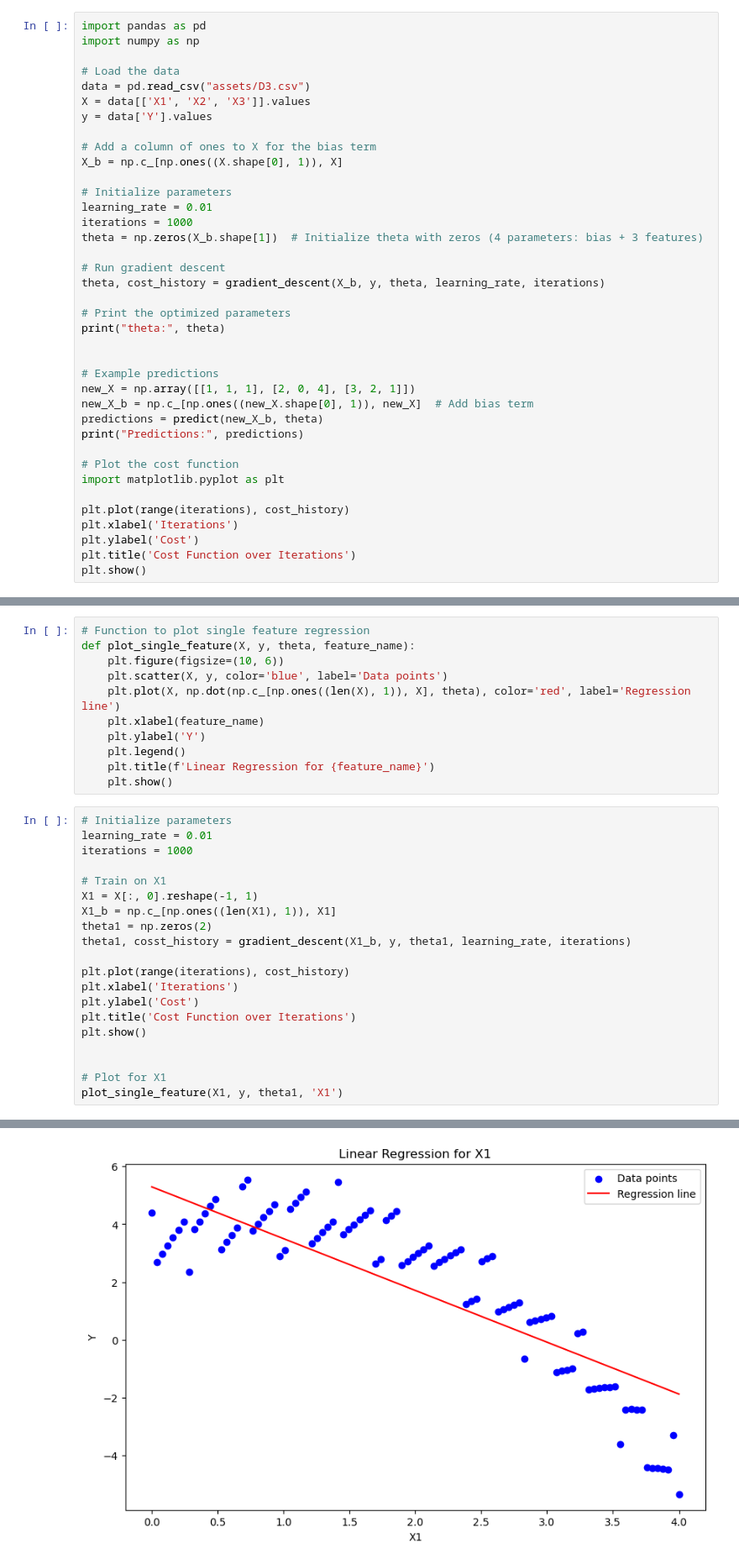
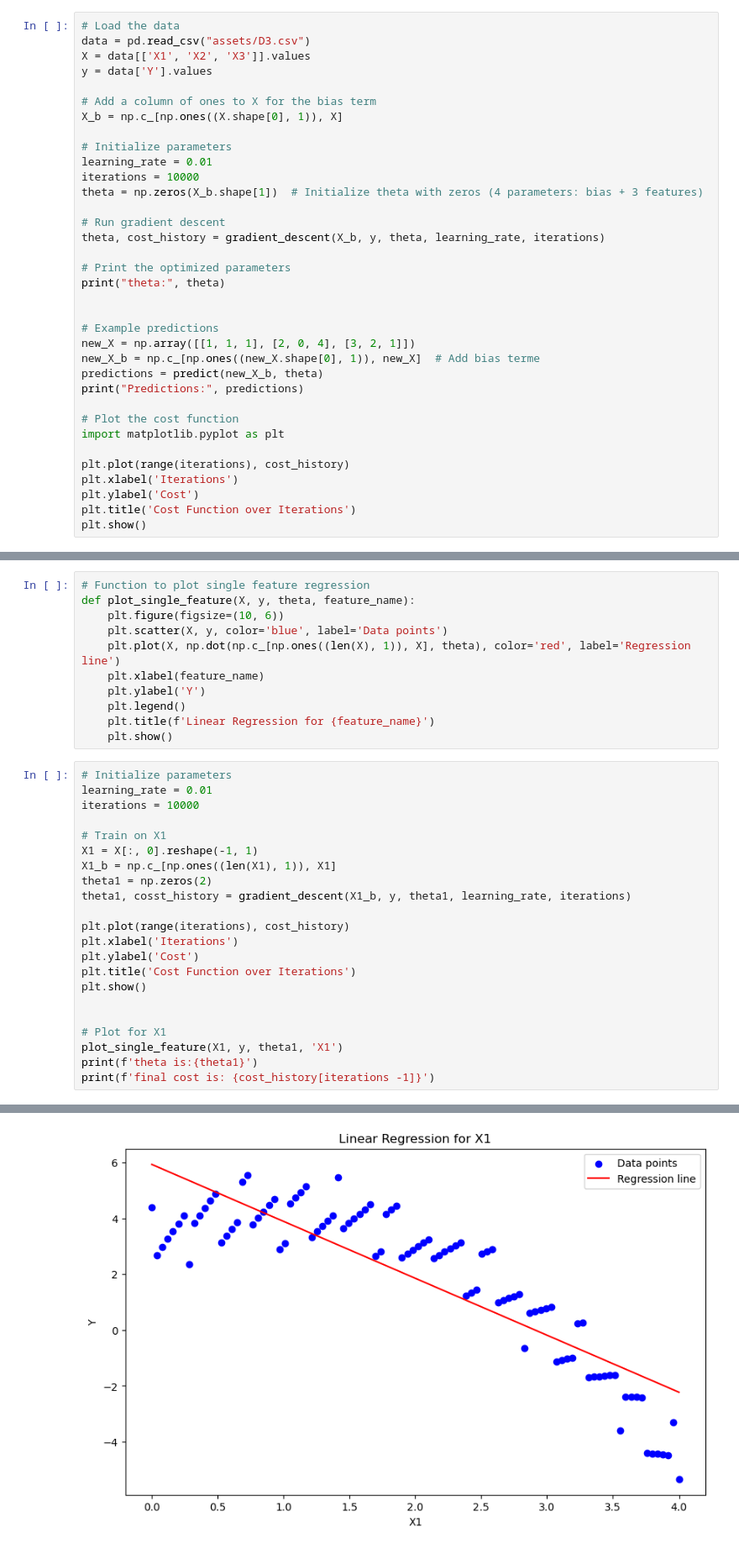
Before and after one commit to RocketDan11/ml, a Jupyter notebook: homework/linReg.ipynb, the cells around one changed output, grey strips where cells are left out. Shown at 84% size. Cells and saved outputs as stored; diff of their text form.

```diff
--- a/homework/linReg.ipynb
+++ b/homework/linReg.ipynb
@@ -28,9 +28,6 @@ def gradient_descent(X, y, theta, learning_rate, iterations):
 
     return theta, cost_history
 # %%
-import pandas as pd
-import numpy as np
-
 # Load the data
 data = pd.read_csv("assets/D3.csv")
 X = data[['X1', 'X2', 'X3']].values
@@ -41,7 +38,7 @@ X_b = np.c_[np.ones((X.shape[0], 1)), X]
 
 # Initialize parameters
 learning_rate = 0.01
-iterations = 1000
+iterations = 10000
 theta = np.zeros(X_b.shape[1])  # Initialize theta with zeros (4 parameters: bias + 3 features)
 
 # Run gradient descent
@@ -53,7 +50,7 @@ print("theta:", theta)
 
 # Example predictions
 new_X = np.array([[1, 1, 1], [2, 0, 4], [3, 2, 1]])
-new_X_b = np.c_[np.ones((new_X.shape[0], 1)), new_X]  # Add bias term
+new_X_b = np.c_[np.ones((new_X.shape[0], 1)), new_X]  # Add bias terme
 predictions = predict(new_X_b, theta)
 print("Predictions:", predictions)
 
@@ -83,7 +84,7 @@ def plot_single_feature(X, y, theta, feature_name):
 # %%
 # Initialize parameters
 learning_rate = 0.01
-iterations = 1000
+iterations = 10000
 
 # Train on X1
 X1 = X[:, 0].reshape(-1, 1)
@@ -100,4 +101,6 @@ plt.show()
 
 # Plot for X1
 plot_single_feature(X1, y, theta1, 'X1')
+print(f'theta is:{theta1}')
+print(f'final cost is: {cost_history[iterations -1]}')
 # %% [output]
@@ -105 +108 @@ plot_single_feature(X1, y, theta1, 'X1')
-[figure, old version]
+[figure, new version]
```
Also changed, not shown: parts of 5 cells of this notebook.
